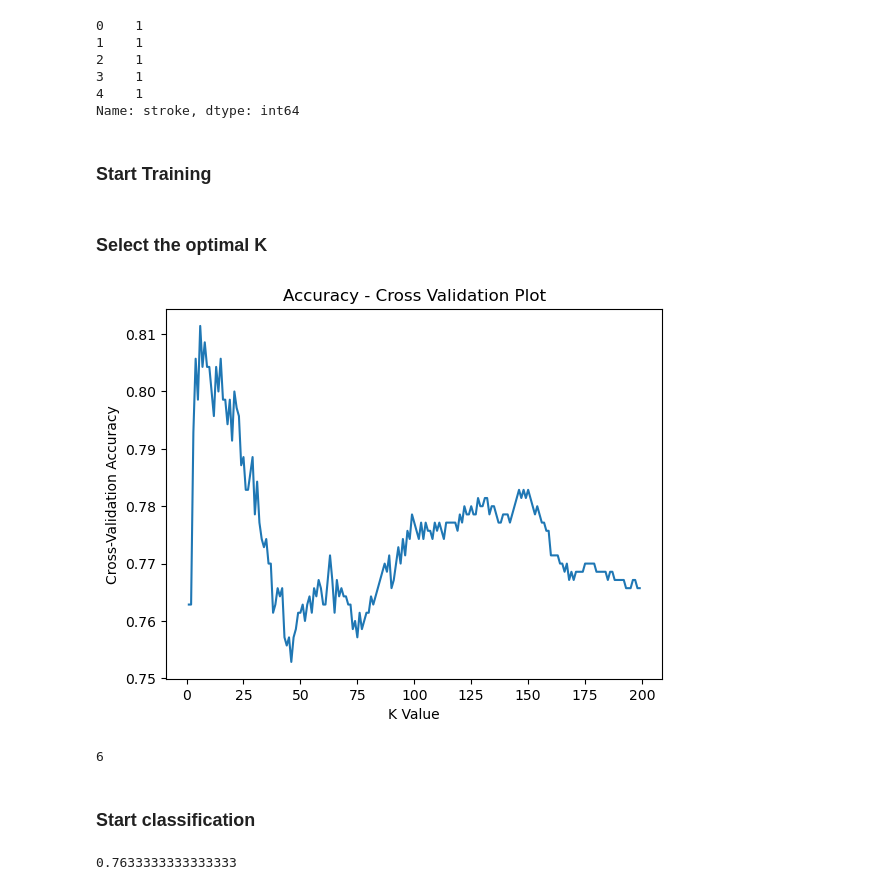
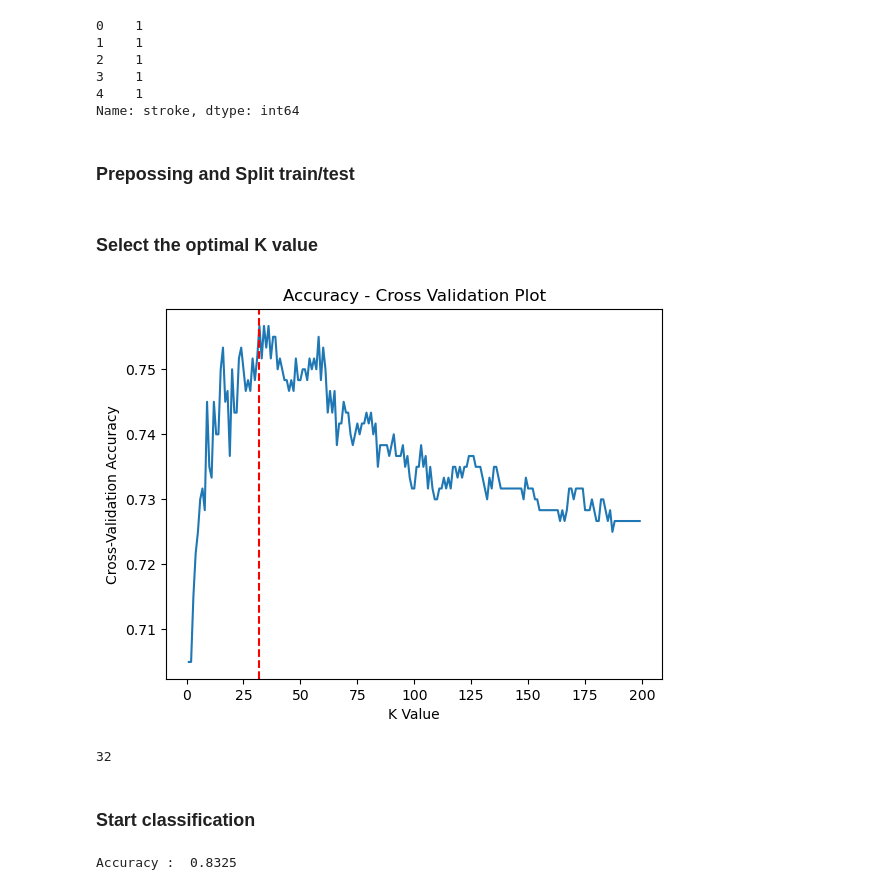
Before and after one commit to GeekWulf/AI-group-project, a Jupyter notebook: k_closest_neighbors/k_closeset_neighbors.ipynb, the cells around one changed output. Drawn from its saved outputs; the diff is of its cells as text; code cells hidden in the pictures.

Commit message:
finish training

```diff
--- a/k_closest_neighbors/k_closeset_neighbors.ipynb
+++ b/k_closest_neighbors/k_closeset_neighbors.ipynb
@@ -61,0 +65,3 @@ df
+# %%
+df = df.drop(columns = ['HN', 'Marriage Status', 'Living Area'])
+df
@@ -148,42 +165,50 @@ df['stroke'].head(5)
 4    1
 Name: stroke, dtype: int64
 # %% [markdown]
-### Start Training
+### Prepossing and Split train/test
+# %%
+selected_weight = 'distance'
+selected_metric = 'euclidean'
 # %%
-X = df[features].values
+scaler = StandardScaler()
+
+X = scaler.fit_transform(df[features].values.astype(float))
 y = df['stroke']
 
-X_train, X_test, y_train, y_test = train_test_split(X, y, test_size = 0.3)
+X_train, X_test, y_train, y_test = train_test_split(X, y, test_size = 0.4, random_state = 5)
 # %% [markdown]
-### Select the optimal K
+### Select the optimal K value
 # %%
 k_values = range(1, 200)
 k_scores = []
 
 for k in k_values:
-    knn = KNeighborsClassifier(n_neighbors = k, weights = 'distance')
+    knn = KNeighborsClassifier(n_neighbors = k, weights = selected_weight, metric = selected_metric)
     score = cross_val_score(knn, X_train, y_train, cv = 10, scoring = 'accuracy')
     k_scores.append(score.mean())
 
+max_x = np.argmax(k_scores)
+optimal_k = k_values[max_x]
+
 plt.plot(k_values, k_scores)
+plt.axvline(x = optimal_k, linestyle = '--', color = 'red')
 plt.xlabel('K Value')
 plt.ylabel('Cross-Validation Accuracy')
 plt.title('Accuracy - Cross Validation Plot')
 plt.show()
 # %% [output]
-[figure, old version]
+[figure, new version]
 # %%
-optimal_k = [k_values[i] for i in range(len(k_scores)) if k_scores[i] == max(k_scores)][0]
 optimal_k
 # %% [output]
-6
+32
 # %% [markdown]
 ### Start classification
 # %%
-knn = KNeighborsClassifier(n_neighbors = optimal_k, weights = 'distance')
+knn = KNeighborsClassifier(n_neighbors = optimal_k, weights = selected_weight, metric = selected_metric)
 knn.fit(X_train, y_train)
 
 y_pred = knn.predict(X_test)
-print(accuracy_score(y_test, y_pred))
+print("Accuracy : ", accuracy_score(y_test, y_pred))
 # %% [output]
-0.7633333333333333
+Accuracy :  0.8325
```
Also changed, not shown: parts of 13 cells of this notebook.
